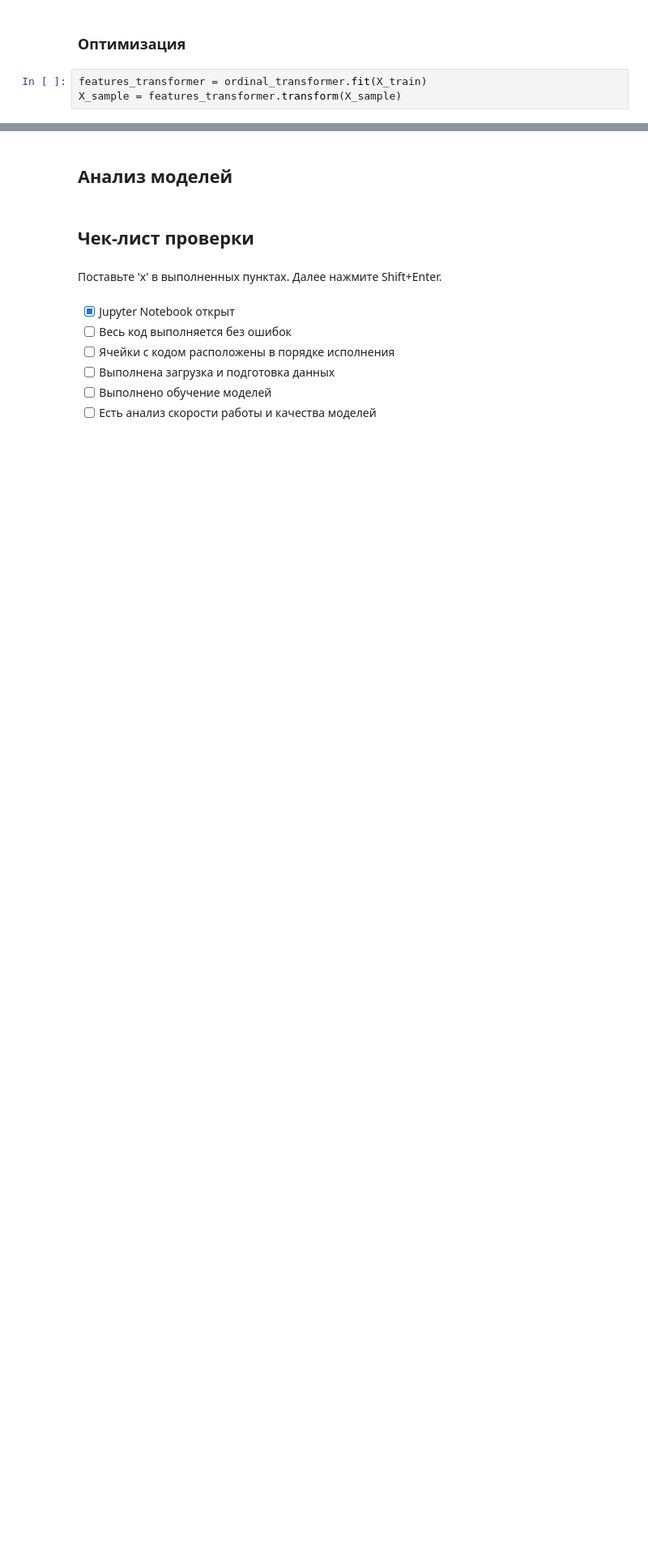
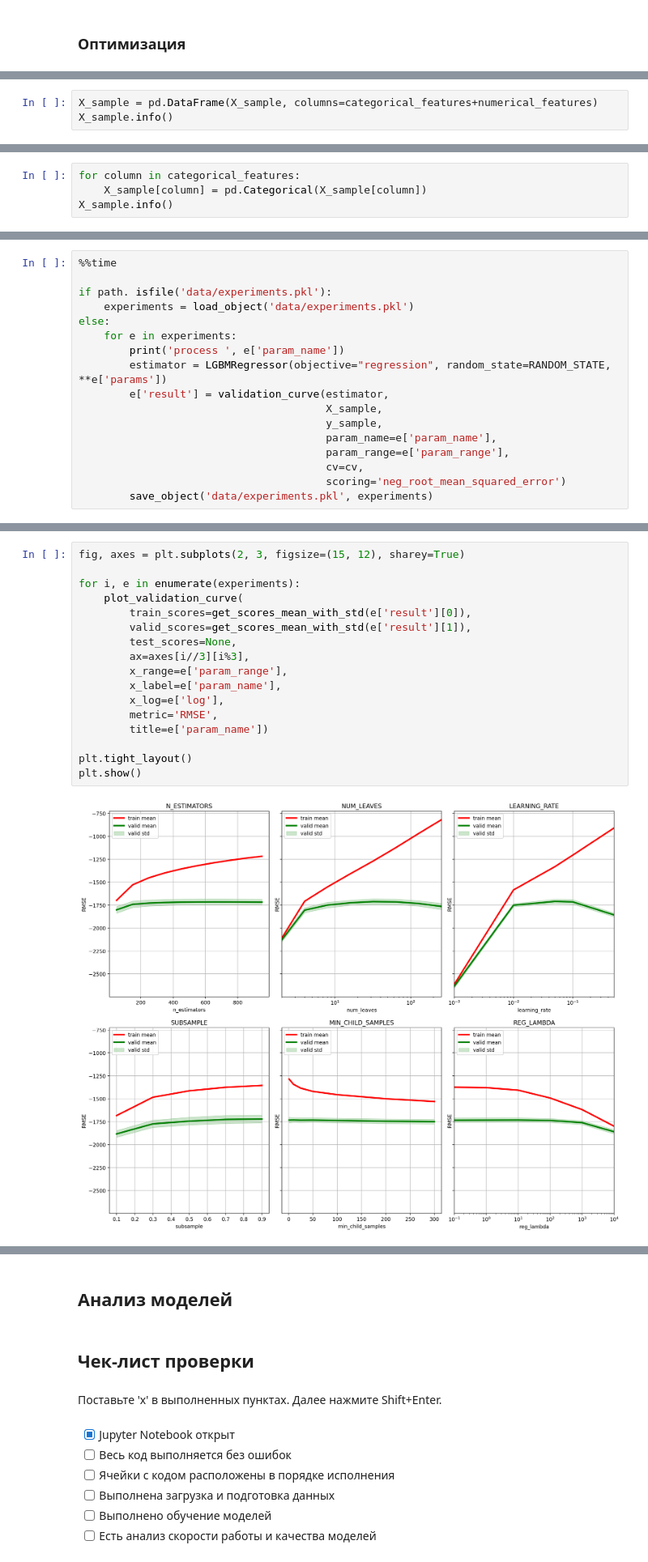
Before and after one commit to dimdasci/yp13-gradient-boosting, a Jupyter notebook: notebooks/yp13-gradient-boosting.ipynb, the cells around one changed output, grey strips where cells are left out. Shown at 81% size. Drawn from its saved outputs; the diff is of its cells as text; blank space fills up the shorter version.

```diff
--- a/notebooks/yp13-gradient-boosting.ipynb
+++ b/notebooks/yp13-gradient-boosting.ipynb
@@ -1373,5 +1463,2 @@ https://www.kaggle.com/code/ashishpatel26/light-gbm-with-cross-validation-approa
 # %% [markdown]
 ### Оптимизация
-# %%
-features_transformer = ordinal_transformer.fit(X_train)
-X_sample = features_transformer.transform(X_sample)
@@ -1483,0 +1465,3 @@ plt.show()
+# %%
+X_sample = pd.DataFrame(X_sample, columns=categorical_features+numerical_features)
+X_sample.info()
@@ -1483,0 +1485,4 @@ plt.show()
+# %%
+for column in categorical_features:
+    X_sample[column] = pd.Categorical(X_sample[column])
+X_sample.info()
@@ -1483,0 +1538,17 @@ plt.show()
+# %%
+%%time
+
+if path. isfile('data/experiments.pkl'):
+    experiments = load_object('data/experiments.pkl')
+else:
+    for e in experiments:
+        print('process ', e['param_name'])
+        estimator = LGBMRegressor(objective="regression", random_state=RANDOM_STATE, **e['params'])
+        e['result'] = validation_curve(estimator,
+                                       X_sample,
+                                       y_sample,
+                                       param_name=e['param_name'],
+                                       param_range=e['param_range'],
+                                       cv=cv,
+                                       scoring='neg_root_mean_squared_error')
+        save_object('data/experiments.pkl', experiments)
@@ -1483,0 +1558,19 @@ plt.show()
+# %%
+fig, axes = plt.subplots(2, 3, figsize=(15, 12), sharey=True)
+
+for i, e in enumerate(experiments):
+    plot_validation_curve(
+        train_scores=get_scores_mean_with_std(e['result'][0]),
+        valid_scores=get_scores_mean_with_std(e['result'][1]),
+        test_scores=None,
+        ax=axes[i//3][i%3],
+        x_range=e['param_range'],
+        x_label=e['param_name'],
+        x_log=e['log'],
+        metric='RMSE',
+        title=e['param_name'])
+
+plt.tight_layout()
+plt.show()
+# %% [output]
+[figure, added]
```
Also changed, not shown: parts of 45 cells of this notebook.
